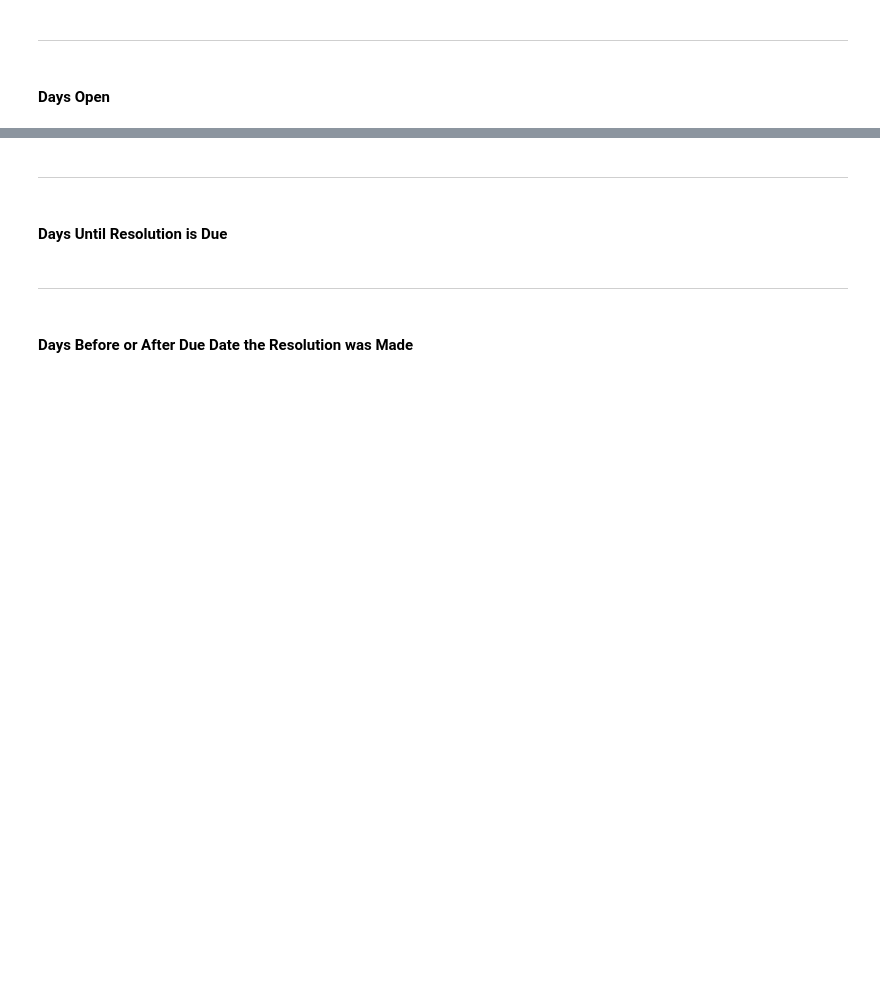
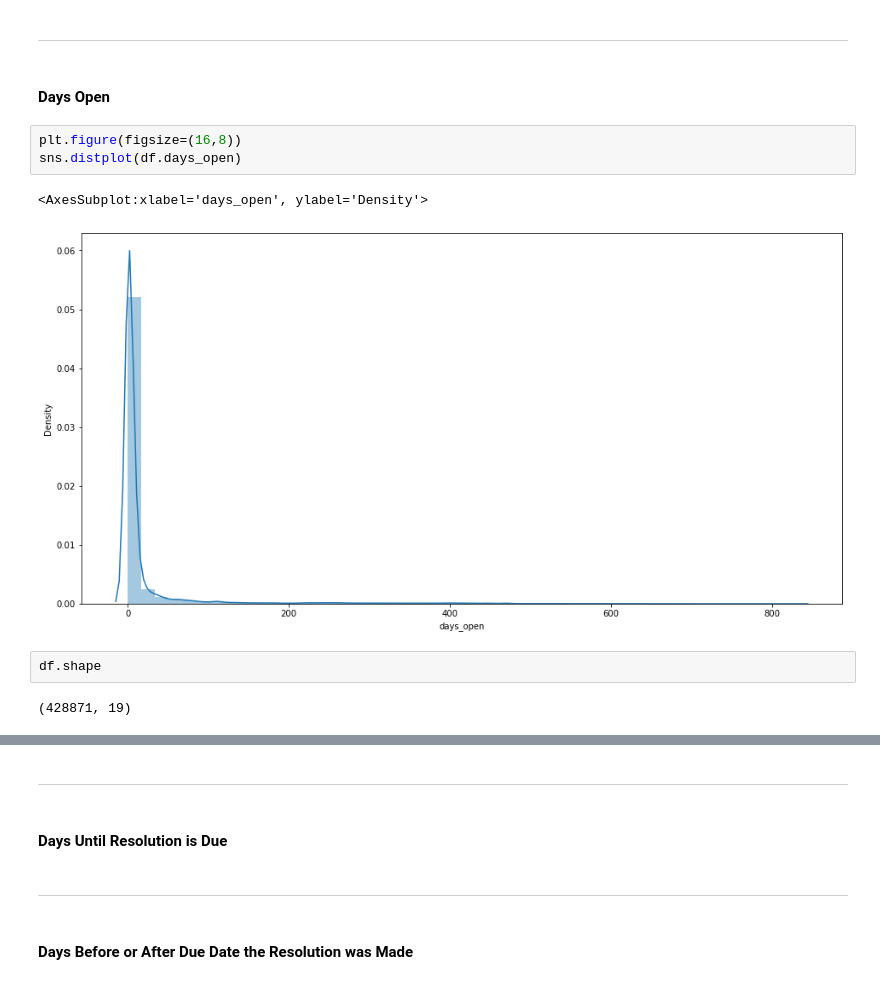
Before and after one commit to 3-1-1-Codeup/project, a Jupyter notebook: workbooks/caitlyn/explore.ipynb, the cells around one changed output, grey strips where cells are left out. Cells and saved outputs as stored; diff of their text form; blank space fills up the shorter version.

```diff
--- a/workbooks/caitlyn/explore.ipynb
+++ b/workbooks/caitlyn/explore.ipynb
@@ -109,3 +107,13 @@ plt.show()
 ___
 # %% [markdown]
 #### Days Open
+# %%
+plt.figure(figsize=(16,8))
+sns.distplot(df.days_open)
+# %% [output]
+<AxesSubplot:xlabel='days_open', ylabel='Density'>
+[figure, added]
+# %%
+df.shape
+# %% [output]
+(428871, 19)
```
Also changed, not shown: parts of 11 cells of this notebook.
